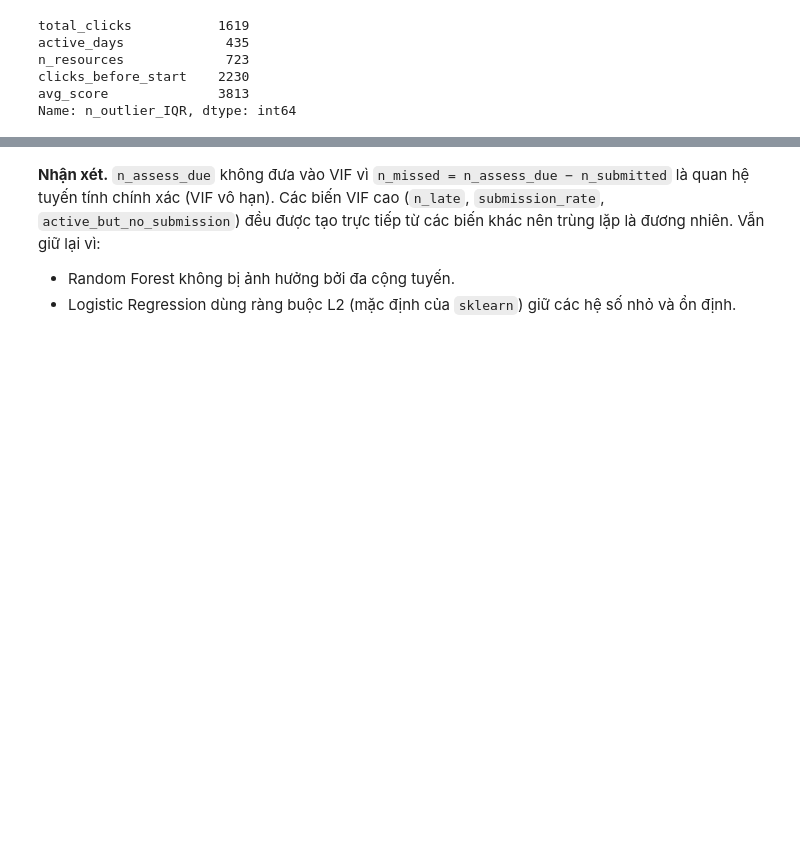
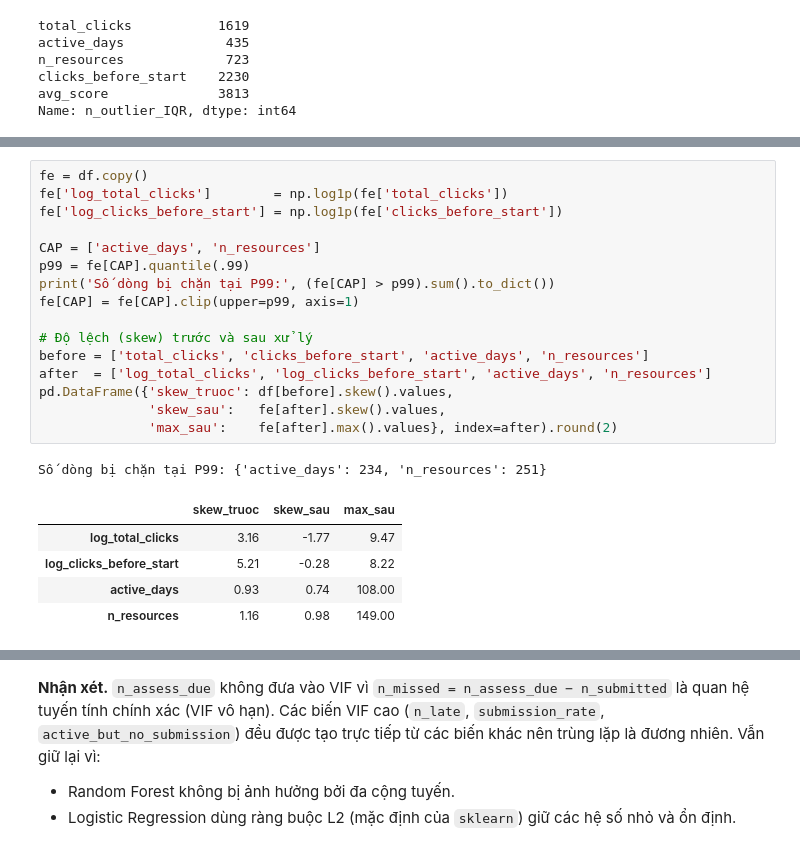
Before and after one commit to NguyenAnh1421/Early-Warning-At-Risk-Students-OULAD, a Jupyter notebook: G6_FINAL.ipynb, the cells around one changed output, grey strips where cells are left out. Cells and saved outputs as stored; diff of their text form; blank space fills up the shorter version.

```diff
--- a/G6_FINAL.ipynb
+++ b/G6_FINAL.ipynb
@@ -647,0 +622,23 @@ fe[NEW].describe().round(2).T
+# %%
+fe = df.copy()
+fe['log_total_clicks']        = np.log1p(fe['total_clicks'])
+fe['log_clicks_before_start'] = np.log1p(fe['clicks_before_start'])
+
+CAP = ['active_days', 'n_resources']
+p99 = fe[CAP].quantile(.99)
+print('Số dòng bị chặn tại P99:', (fe[CAP] > p99).sum().to_dict())
+fe[CAP] = fe[CAP].clip(upper=p99, axis=1)
+
+# Độ lệch (skew) trước và sau xử lý
+before = ['total_clicks', 'clicks_before_start', 'active_days', 'n_resources']
+after  = ['log_total_clicks', 'log_clicks_before_start', 'active_days', 'n_resources']
+pd.DataFrame({'skew_truoc': df[before].skew().values,
+              'skew_sau':   fe[after].skew().values,
+              'max_sau':    fe[after].max().values}, index=after).round(2)
+# %% [output]
+Số dòng bị chặn tại P99: {'active_days': 234, 'n_resources': 251}
+|  | skew_truoc | skew_sau | max_sau |
+| log_total_clicks | 3.16 | -1.77 | 9.47 |
+| log_clicks_before_start | 5.21 | -0.28 | 8.22 |
+| active_days | 0.93 | 0.74 | 108.00 |
+| n_resources | 1.16 | 0.98 | 149.00 |
```
Also changed, not shown: parts of 19 cells of this notebook, 3 other files.
